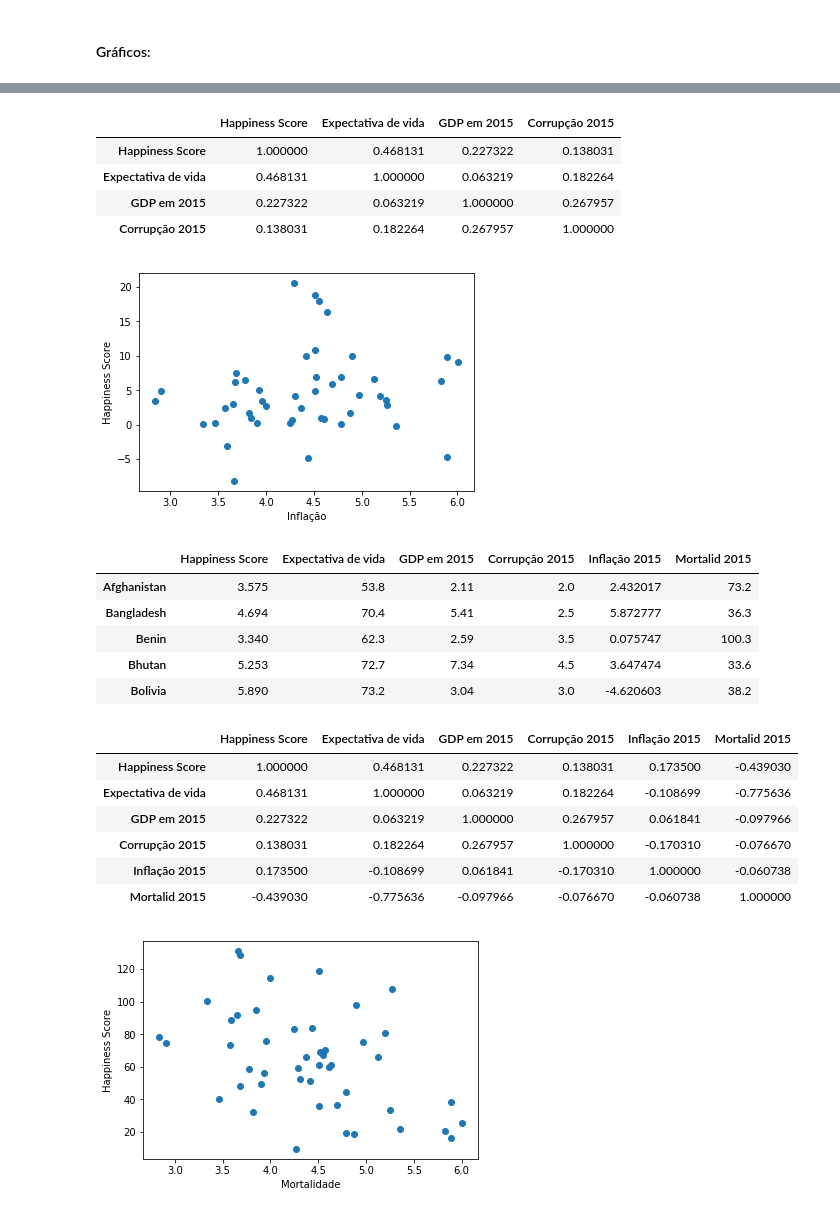
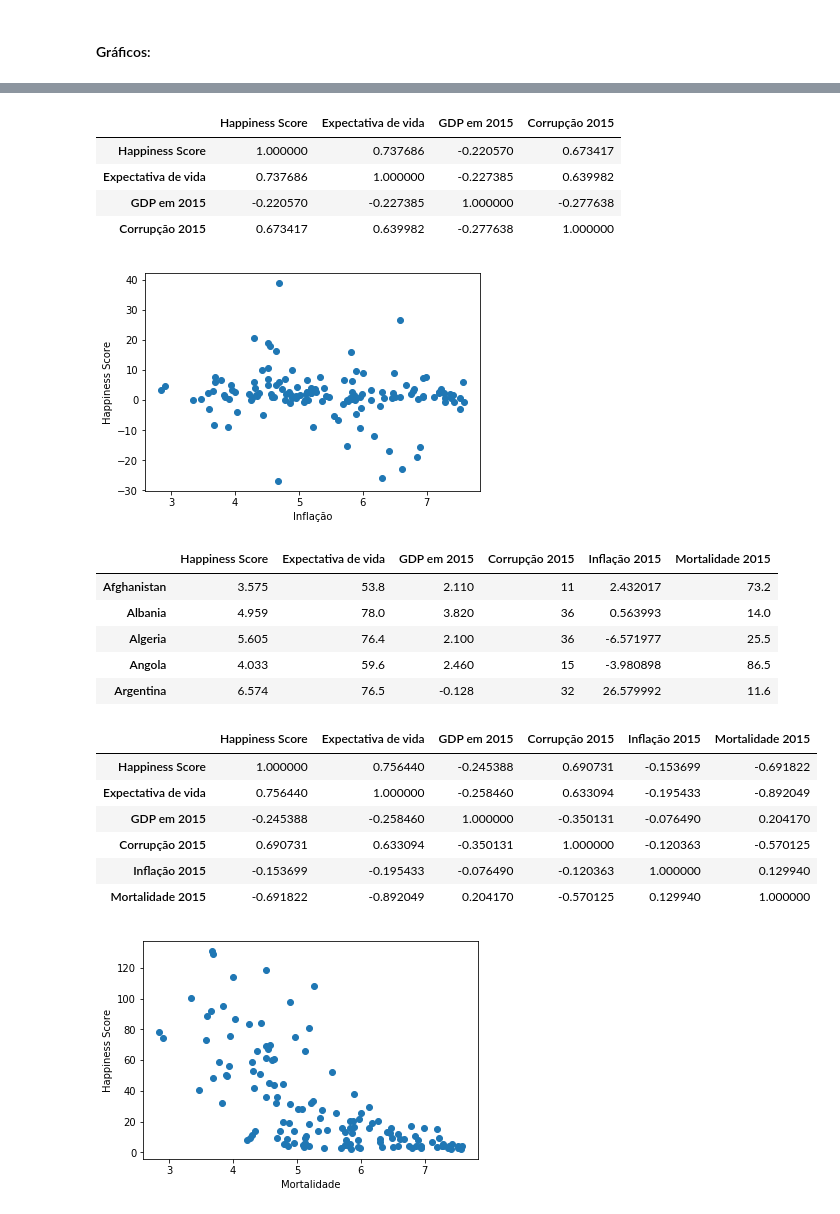
Before and after one commit to gicabral/Projeto_final_CDD, a Jupyter notebook: Projeto final Dados - leitura de dataset.ipynb, the cells around one changed output, grey strips where cells are left out. Saved outputs shown, nothing was run; the diff lists cells and outputs as text; code cells hidden in the pictures.

```diff
--- a/Projeto final Dados - leitura de dataset.ipynb
+++ b/Projeto final Dados - leitura de dataset.ipynb
@@ -352,6 +366,6 @@ OLS Regression Results
 # %%
 corrup = pd.read_excel('corrup_limpo.xlsx')
-corrup1=corrup.set_index("Country Name")
+corrup1=corrup.set_index("Países")
 dff3 = dff2.join(corrup1, how='inner')
 dff3=dff3.rename(columns={'2015':"Corrupção 2015"})
 dff3.head()
@@ -508,38 +524,38 @@ plt.ylabel("Happiness Score");
 dff3.corr()
 # %% [output]
 |  | Happiness Score | Expectativa de vida | GDP em 2015 | Corrupção 2015 |
-| Happiness Score | 1.000000 | 0.468131 | 0.227322 | 0.138031 |
-| Expectativa de vida | 0.468131 | 1.000000 | 0.063219 | 0.182264 |
-| GDP em 2015 | 0.227322 | 0.063219 | 1.000000 | 0.267957 |
-| Corrupção 2015 | 0.138031 | 0.182264 | 0.267957 | 1.000000 |
+| Happiness Score | 1.000000 | 0.737686 | -0.220570 | 0.673417 |
+| Expectativa de vida | 0.737686 | 1.000000 | -0.227385 | 0.639982 |
+| GDP em 2015 | -0.220570 | -0.227385 | 1.000000 | -0.277638 |
+| Corrupção 2015 | 0.673417 | 0.639982 | -0.277638 | 1.000000 |
-[figure, old version]
+[figure, new version]
 # %%
 mort = pd.read_excel('mortalidade_limpo.xlsx')
 mort1=mort.set_index("geo.name")
 
 dff5 = dff4.join(mort1, how='inner')
-dff5=dff5.rename(columns={2015:"Mortalid 2015"})
+dff5=dff5.rename(columns={2015:"Mortalidade 2015"})
 dff5.head()
 # %% [output]
-|  | Happiness Score | Expectativa de vida | GDP em 2015 | Corrupção 2015 | Inflação 2015 | Mortalid 2015 |
-| Afghanistan | 3.575 | 53.8 | 2.11 | 2.0 | 2.432017 | 73.2 |
-| Bangladesh | 4.694 | 70.4 | 5.41 | 2.5 | 5.872777 | 36.3 |
-| Benin | 3.340 | 62.3 | 2.59 | 3.5 | 0.075747 | 100.3 |
-| Bhutan | 5.253 | 72.7 | 7.34 | 4.5 | 3.647474 | 33.6 |
-| Bolivia | 5.890 | 73.2 | 3.04 | 3.0 | -4.620603 | 38.2 |
+|  | Happiness Score | Expectativa de vida | GDP em 2015 | Corrupção 2015 | Inflação 2015 | Mortalidade 2015 |
+| Afghanistan | 3.575 | 53.8 | 2.110 | 11 | 2.432017 | 73.2 |
+| Albania | 4.959 | 78.0 | 3.820 | 36 | 0.563993 | 14.0 |
+| Algeria | 5.605 | 76.4 | 2.100 | 36 | -6.571977 | 25.5 |
+| Angola | 4.033 | 59.6 | 2.460 | 15 | -3.980898 | 86.5 |
+| Argentina | 6.574 | 76.5 | -0.128 | 32 | 26.579992 | 11.6 |
 # %%
-plt.scatter(dff5["Happiness Score"],dff5["Mortalid 2015"]);
+plt.scatter(dff5["Happiness Score"],dff5["Mortalidade 2015"]);
 plt.xlabel("Mortalidade");
 plt.ylabel("Happiness Score");
 
 dff5.corr()
 # %% [output]
-|  | Happiness Score | Expectativa de vida | GDP em 2015 | Corrupção 2015 | Inflação 2015 | Mortalid 2015 |
-| Happiness Score | 1.000000 | 0.468131 | 0.227322 | 0.138031 | 0.173500 | -0.439030 |
-| Expectativa de vida | 0.468131 | 1.000000 | 0.063219 | 0.182264 | -0.108699 | -0.775636 |
-| GDP em 2015 | 0.227322 | 0.063219 | 1.000000 | 0.267957 | 0.061841 | -0.097966 |
-| Corrupção 2015 | 0.138031 | 0.182264 | 0.267957 | 1.000000 | -0.170310 | -0.076670 |
-| Inflação 2015 | 0.173500 | -0.108699 | 0.061841 | -0.170310 | 1.000000 | -0.060738 |
-| Mortalid 2015 | -0.439030 | -0.775636 | -0.097966 | -0.076670 | -0.060738 | 1.000000 |
+|  | Happiness Score | Expectativa de vida | GDP em 2015 | Corrupção 2015 | Inflação 2015 | Mortalidade 2015 |
+| Happiness Score | 1.000000 | 0.756440 | -0.245388 | 0.690731 | -0.153699 | -0.691822 |
+| Expectativa de vida | 0.756440 | 1.000000 | -0.258460 | 0.633094 | -0.195433 | -0.892049 |
+| GDP em 2015 | -0.245388 | -0.258460 | 1.000000 | -0.350131 | -0.076490 | 0.204170 |
+| Corrupção 2015 | 0.690731 | 0.633094 | -0.350131 | 1.000000 | -0.120363 | -0.570125 |
+| Inflação 2015 | -0.153699 | -0.195433 | -0.076490 | -0.120363 | 1.000000 | 0.129940 |
+| Mortalidade 2015 | -0.691822 | -0.892049 | 0.204170 | -0.570125 | 0.129940 | 1.000000 |
-[figure, old version]
+[figure, new version]
 # %%
```
Also changed, not shown: parts of 17 cells of this notebook, 3 other files.
